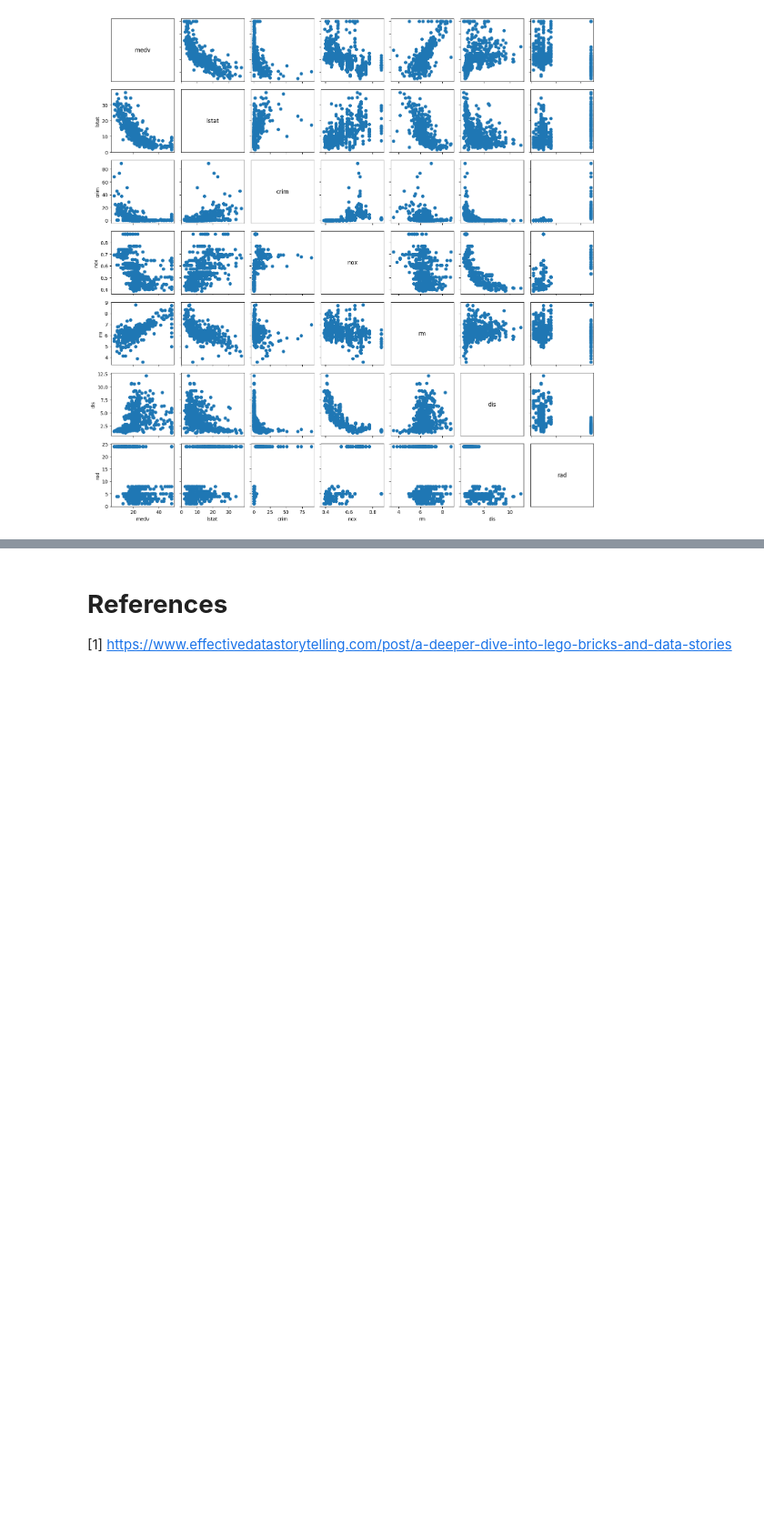
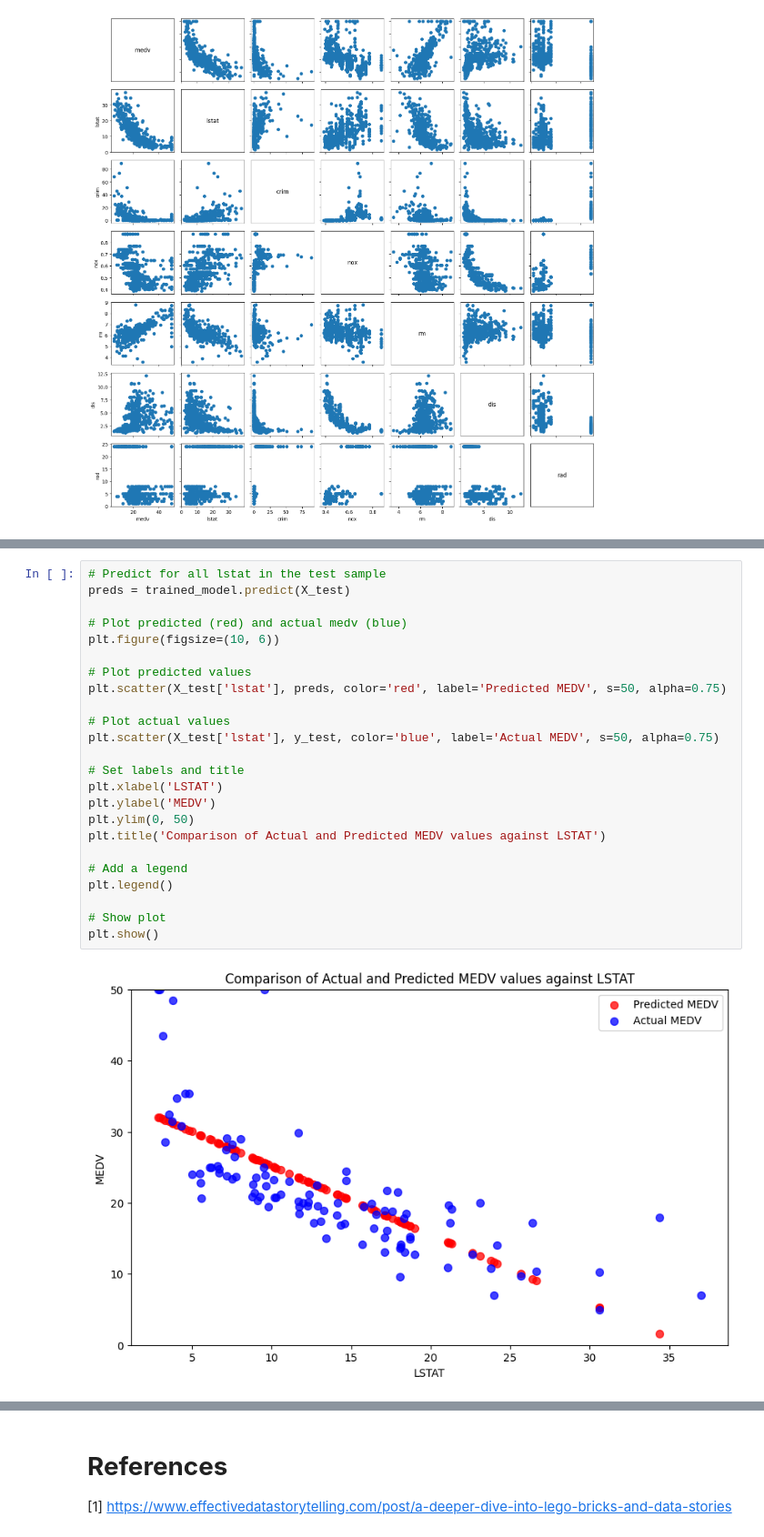
Before and after one commit to saharnazb/DataAnalytics, a Jupyter notebook: PredictiveAnalytics.ipynb, the cells around one changed output, grey strips where cells are left out. Shown: that part at 91% size. Drawn from its saved outputs; the diff is of its cells as text; blank space fills up the shorter version.

```diff
--- a/PredictiveAnalytics.ipynb
+++ b/PredictiveAnalytics.ipynb
@@ -281,0 +437,26 @@ $$\hat \beta_0 = \bar y - \hat \beta_1 \bar x$$
+# %%
+# Predict for all lstat in the test sample
+preds = trained_model.predict(X_test)
+
+# Plot predicted (red) and actual medv (blue)
+plt.figure(figsize=(10, 6))
+
+# Plot predicted values
+plt.scatter(X_test['lstat'], preds, color='red', label='Predicted MEDV', s=50, alpha=0.75)
+
+# Plot actual values
+plt.scatter(X_test['lstat'], y_test, color='blue', label='Actual MEDV', s=50, alpha=0.75)
+
+# Set labels and title
+plt.xlabel('LSTAT')
+plt.ylabel('MEDV')
+plt.ylim(0, 50)
+plt.title('Comparison of Actual and Predicted MEDV values against LSTAT')
+
+# Add a legend
+plt.legend()
+
+# Show plot
+plt.show()
+# %% [output]
+[figure, added]
```
Also changed, not shown: parts of 17 cells of this notebook.
